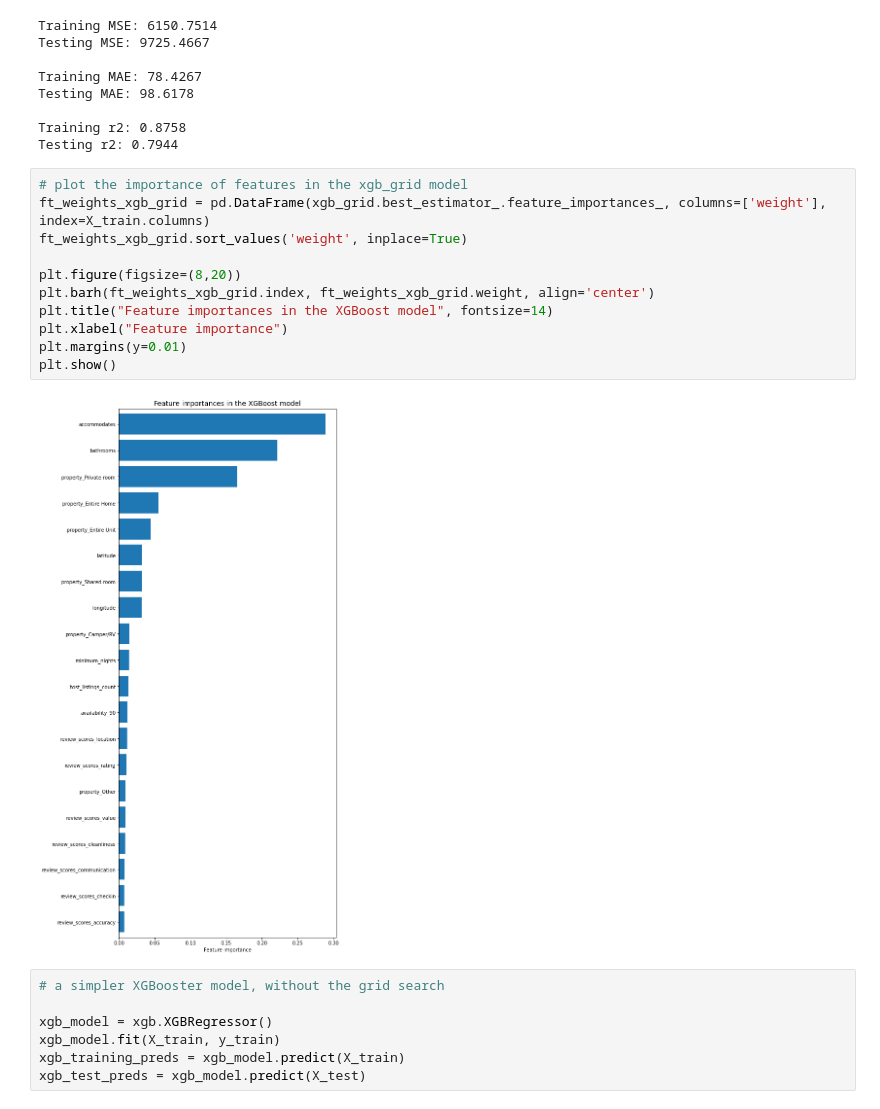
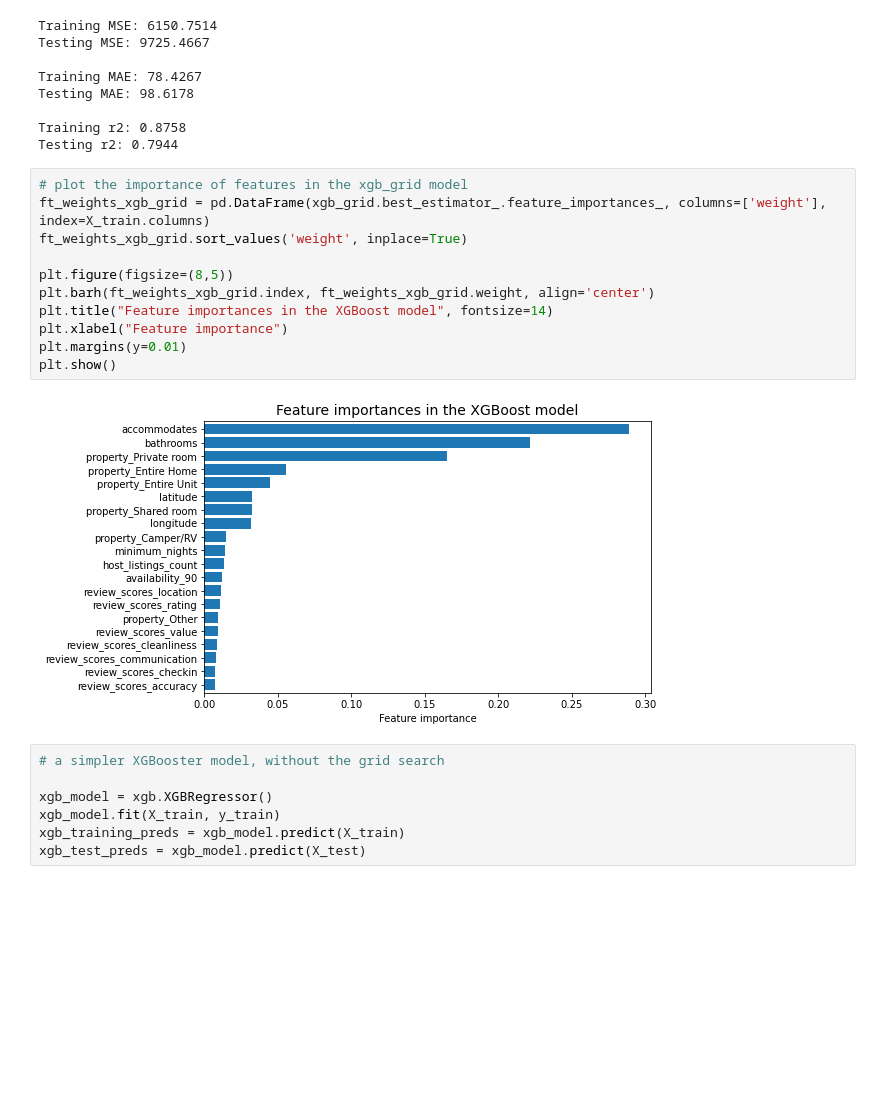
Before and after one commit to SJSchmitt/Airbnb-Predictions, a Jupyter notebook: src/Airbnb_machine_learning.ipynb, the cells around one changed output. Saved outputs shown, nothing was run; the diff lists cells and outputs as text; blank space fills up the shorter version.

```diff
--- a/src/Airbnb_machine_learning.ipynb
+++ b/src/Airbnb_machine_learning.ipynb
@@ -183,16 +183,16 @@ Testing r2: 0.7944
 # %%
 # plot the importance of features in the xgb_grid model
 ft_weights_xgb_grid = pd.DataFrame(xgb_grid.best_estimator_.feature_importances_, columns=['weight'], index=X_train.columns)
 ft_weights_xgb_grid.sort_values('weight', inplace=True)
 
-plt.figure(figsize=(8,20))
+plt.figure(figsize=(8,5))
 plt.barh(ft_weights_xgb_grid.index, ft_weights_xgb_grid.weight, align='center')
 plt.title("Feature importances in the XGBoost model", fontsize=14)
 plt.xlabel("Feature importance")
 plt.margins(y=0.01)
 plt.show()
 # %% [output]
-[figure, old version]
+[figure, new version]
 # %%
 # a simpler XGBooster model, without the grid search
 
```
Also changed, not shown: parts of 4 cells of this notebook, 5 other files.
